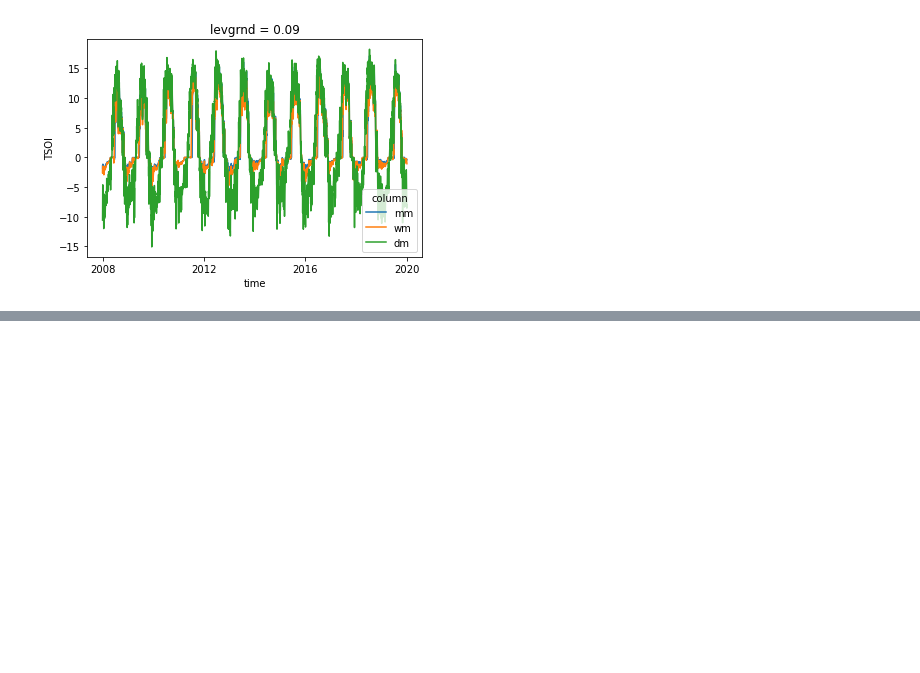
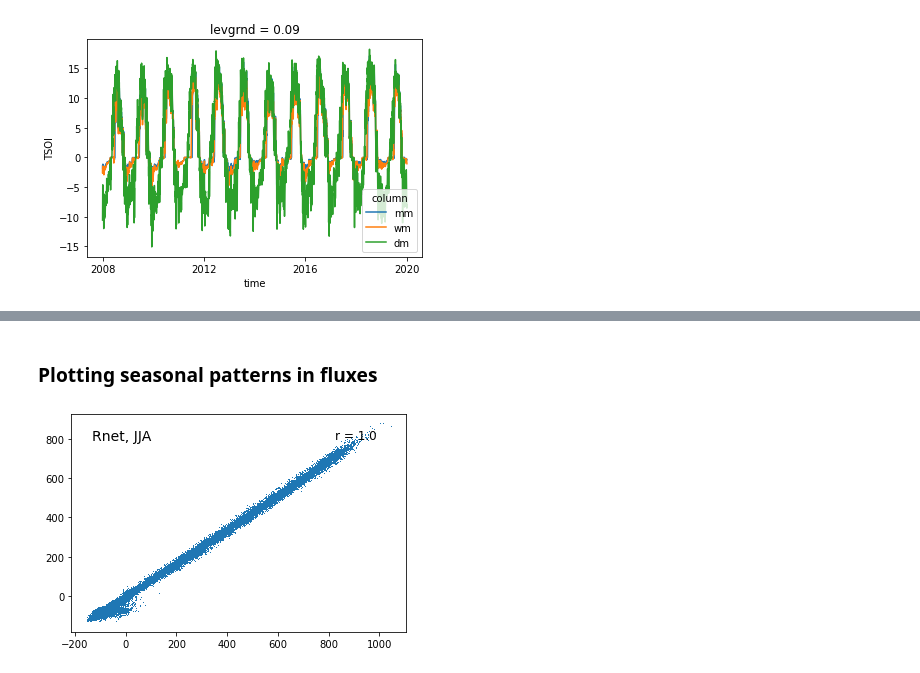
Before and after one commit to katyarjay/NWT_CLM, a Jupyter notebook: notebooks/hh_plots/plotNWT_hillslope_simple.ipynb, the cells around one changed output, grey strips where cells are left out. Cells and saved outputs as stored; diff of their text form; code cells hidden in the pictures; blank space fills up the shorter version.

```diff
--- a/notebooks/hh_plots/plotNWT_hillslope_simple.ipynb
+++ b/notebooks/hh_plots/plotNWT_hillslope_simple.ipynb
@@ -894,0 +403,7 @@ Data variables:
+# %%
+# Now remove extra dimensions & coordinates
+dsOBS  = dsOBS.isel(lat=0, lon=0)
+
+# Remove CLM time shift
+ds  = ds.isel(lndgrid=0)
+ds = ds.shift(time=-1)
@@ -894,0 +415,5 @@ Data variables:
+# %%
+# Calculate latent heat flux
+ds['EFLX_LH_TOT'] = ds.FCEV + ds.FCTR + ds.FGEV
+#print(ds.EFLX_LH_TOT)
+# some negative values
@@ -894,0 +429,33 @@ Data variables:
+# %% [markdown]
+### Plotting seasonal patterns in fluxes
+# %%
+# Create new variables to subset by season
+dsOBS['season'] = dsOBS['time.season']
+ds['season'] = ds['time.season']
+
+Var = ['Rnet','FSH','EFLX_LH_TOT','GPP']
+Season = ['DJF','MAM','JJA','SON']
+# %%
+# Quick look at one variable and season
+
+fig, ax = plt.subplots()
+x, y = dsOBS[Var[0]].where(dsOBS.season==Season[2]).values,  \
+    ds[Var[0]][:,0].where(ds.season==Season[2]).values
+
+ax.plot(x, y,',')
+line = mlines.Line2D([x.min(), x.max()], [x.min(), x.max()], color='k')
+ax.add_line(line)
+ax.text(0.15, 0.90,(Var[0]+', '+Season[2]), fontsize=14,
+        ha='center', va='center', transform=plt.gca().transAxes);
+
+# drop missing values from x,y
+bad = ~np.logical_or(np.isnan(x), np.isnan(y))
+x = np.compress(bad, x)
+y = np.compress(bad, y)
+
+R, p = stats.pearsonr(x,y)
+R = np.round(R, 2)
+ax.text(0.85, 0.90,'r = '+str(R),fontsize=12,
+        ha='center', va='center', transform=plt.gca().transAxes);
+# %% [output]
+[figure, added]
```
Also changed, not shown: parts of 72 cells of this notebook.
